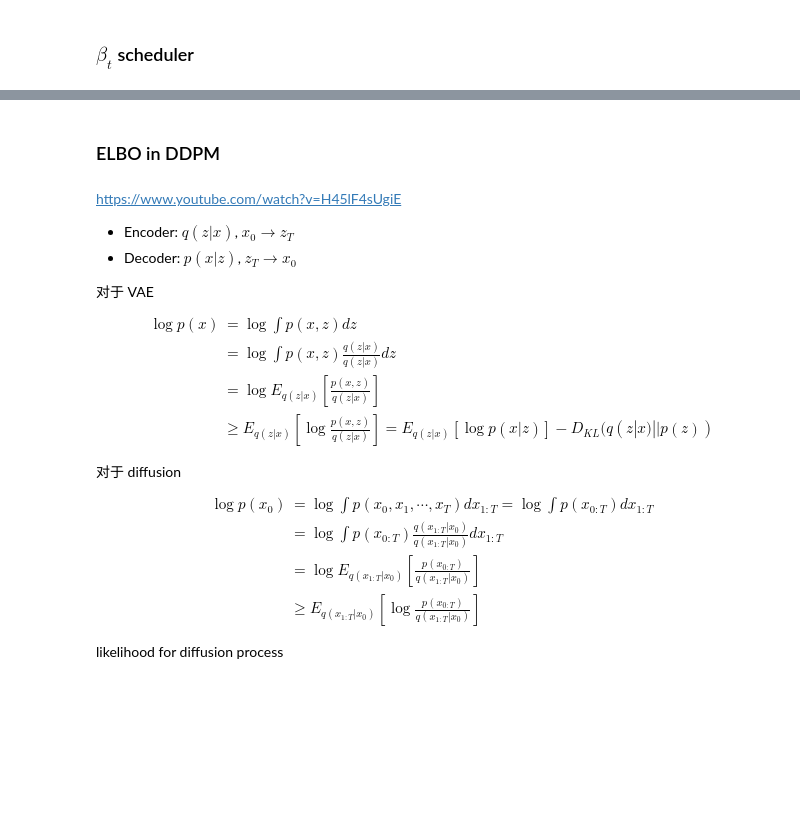
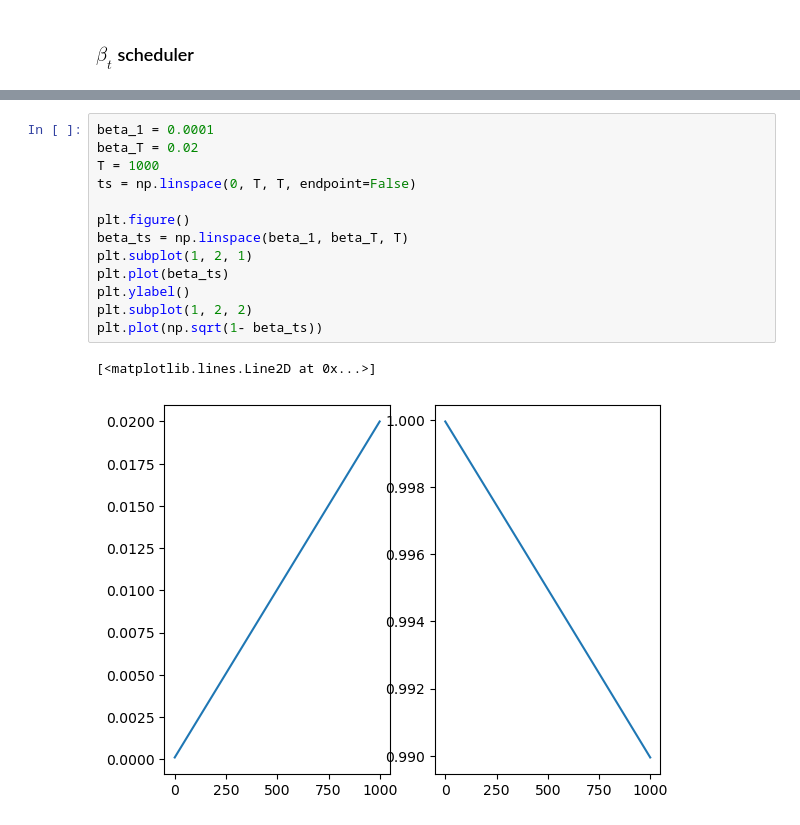
Before and after one commit to chunhuizhang/diffusion_models_tutorials, a Jupyter notebook: tutorials/diffusion_formula.ipynb, the cells around one changed output, grey strips where cells are left out. Cells and saved outputs as stored; diff of their text form; blank space fills up the shorter version.

```diff
--- a/tutorials/diffusion_formula.ipynb
+++ b/tutorials/diffusion_formula.ipynb
@@ -126,32 +106,16 @@ plt.legend(['linear', 'cosine'])
-# %% [markdown]
-### ELBO in DDPM
-# %% [markdown]
-
-https://www.youtube.com/watch?v=H45lF4sUgiE
-
-- Encoder: $q(z|x)$, $x_0\rightarrow z_T$
-- Decoder: $p(x|z)$, $z_T\rightarrow x_0$
-
-对于 VAE
-
-$$
-\begin{split}
-\log p(x)&=\log \int p(x,z)dz\\
-&=\log\int p(x,z)\frac{q(z|x)}{q(z|x)}dz\\
-&=\log E_{q(z|x)}\left[\frac{p(x,z)}{q(z|x)}\right]\\
-&\geq E_{q(z|x)}\left[\log \frac{p(x,z)}{q(z|x)}\right]=E_{q(z|x)}[\log p(x|z)]-D_{KL}(q(z|x)||p(z))
-\end{split}
-$$
-
-对于 diffusion
-
-$$
-\begin{split}
-\log p(x_0)&=\log \int p(x_0,x_1,\cdots,x_T)dx_{1:T}=\log \int p(x_{0:T})dx_{1:T}\\
-&=\log \int p(x_{0:T})\frac{q(x_{1:T}|x_0)}{q(x_{1:T}|x_0)}dx_{1:T}\\
-&=\log E_{q({x_{1:T}|x_0})}\left[\frac{p(x_{0:T})}{q({x_{1:T}|x_0})}\right]\\
-&\geq E_{q({x_{1:T}|x_0})}\left[\log\frac{p(x_{0:T})}{q({x_{1:T}|x_0})}\right]
-\end{split}
-$$
-
-likelihood for diffusion process
+# %%
+beta_1 = 0.0001
+beta_T = 0.02
+T = 1000
+ts = np.linspace(0, T, T, endpoint=False)
+
+plt.figure()
+beta_ts = np.linspace(beta_1, beta_T, T)
+plt.subplot(1, 2, 1)
+plt.plot(beta_ts)
+plt.ylabel()
+plt.subplot(1, 2, 2)
+plt.plot(np.sqrt(1- beta_ts))
+# %% [output]
+[<matplotlib.lines.Line2D at 0x...>]
+[figure, added]
```
Also changed, not shown: parts of 7 cells of this notebook.
